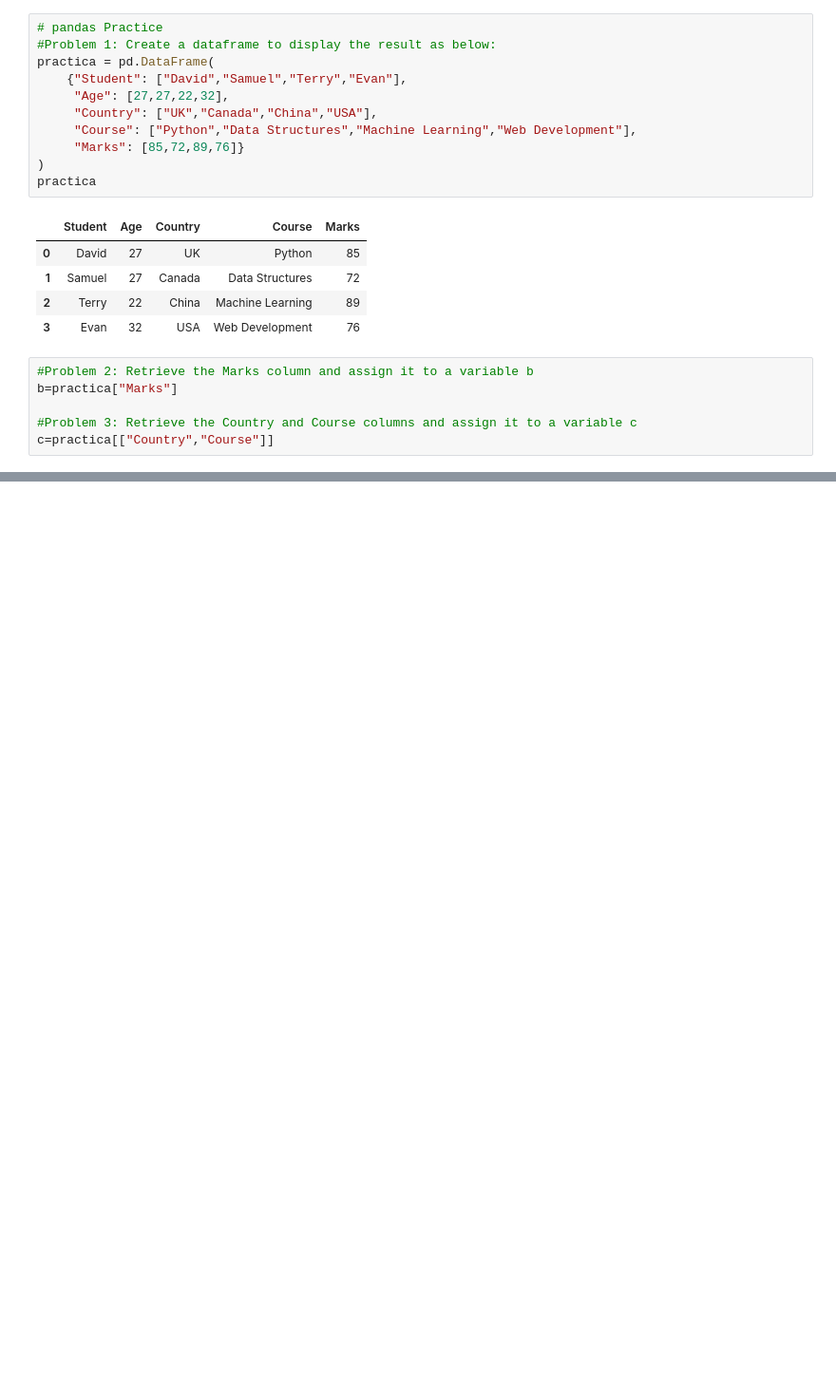
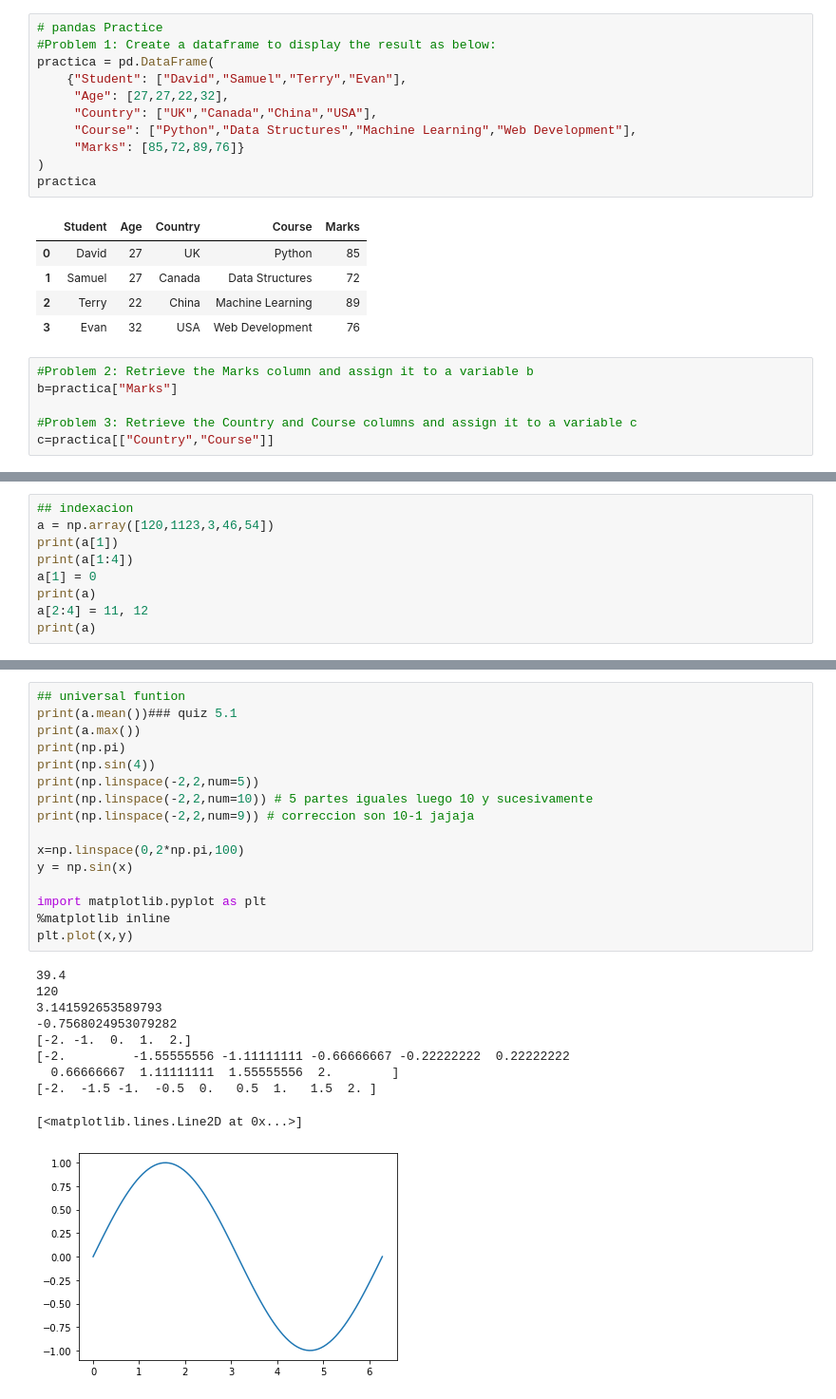
Before and after one commit to PosgradoMNA/actividades-de-aprendizaje-A01793108, a Jupyter notebook: Actividades de aprendizaje - Ciencia de Datos - IBM - Ricardo Robayo.ipynb, the cells around one changed output, grey strips where cells are left out. Shown: that part at 95% size. Drawn from its saved outputs; the diff is of its cells as text; blank space fills up the shorter version.

```diff
--- a/Actividades de aprendizaje - Ciencia de Datos - IBM - Ricardo Robayo.ipynb
+++ b/Actividades de aprendizaje - Ciencia de Datos - IBM - Ricardo Robayo.ipynb
@@ -871,0 +912,9 @@ c=practica[["Country","Course"]]
+# %%
+## indexacion
+a = np.array([120,1123,3,46,54])
+print(a[1])
+print(a[1:4])
+a[1] = 0
+print(a)
+a[2:4] = 11, 12
+print(a)
@@ -871,0 +1004,27 @@ c=practica[["Country","Course"]]
+# %%
+## universal funtion
+print(a.mean())### quiz 5.1
+print(a.max())
+print(np.pi)
+print(np.sin(4))
+print(np.linspace(-2,2,num=5))
+print(np.linspace(-2,2,num=10)) # 5 partes iguales luego 10 y sucesivamente
+print(np.linspace(-2,2,num=9)) # correccion son 10-1 jajaja
+
+x=np.linspace(0,2*np.pi,100)
+y = np.sin(x)
+
+import matplotlib.pyplot as plt
+%matplotlib inline
+plt.plot(x,y)
+# %% [output]
+39.4
+120
+3.141592653589793
+-0.7568024953079282
+[-2. -1.  0.  1.  2.]
+[-2.         -1.55555556 -1.11111111 -0.66666667 -0.22222222  0.22222222
+  0.66666667  1.11111111  1.55555556  2.        ]
+[-2.  -1.5 -1.  -0.5  0.   0.5  1.   1.5  2. ]
+[<matplotlib.lines.Line2D at 0x...>]
+[figure, added]
```
Also changed, not shown: parts of 22 cells of this notebook.
